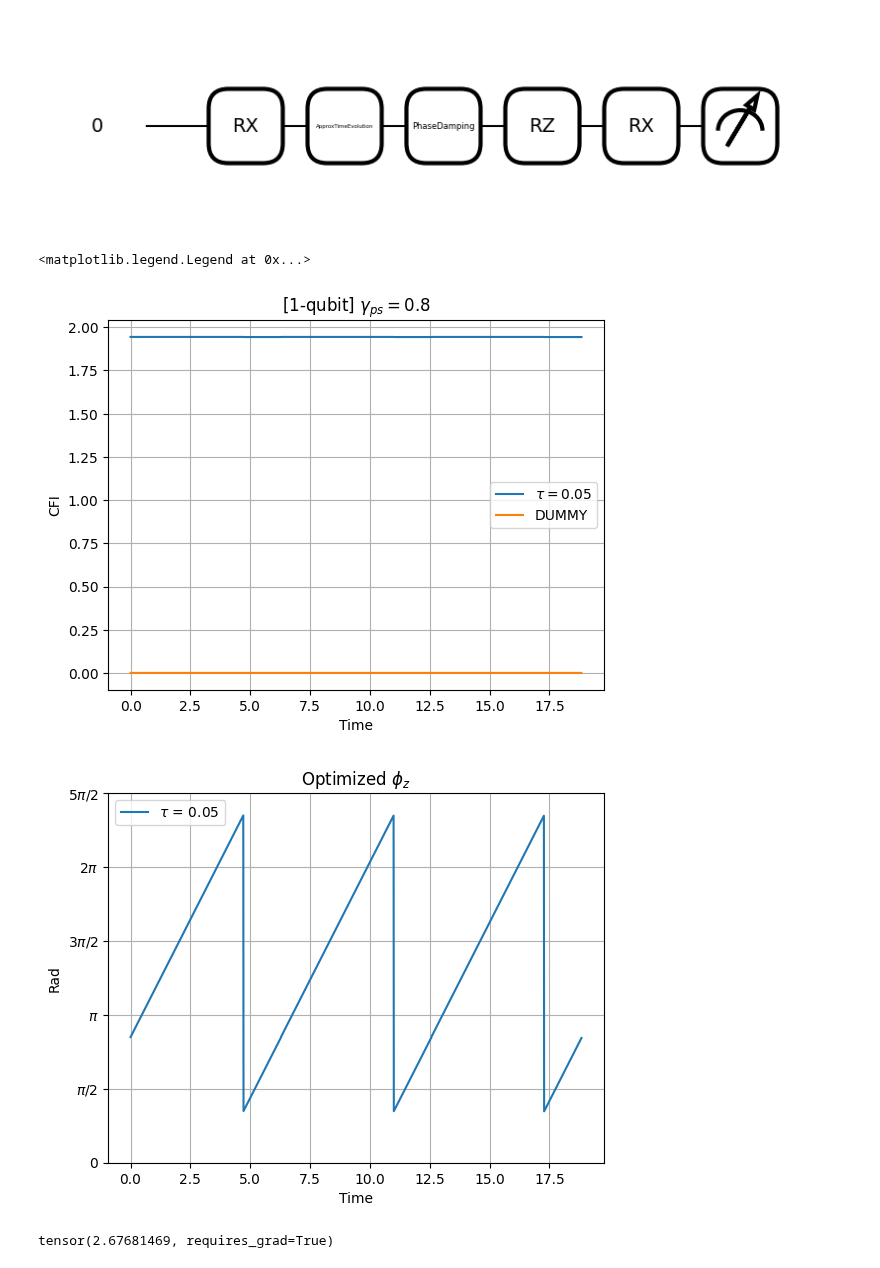
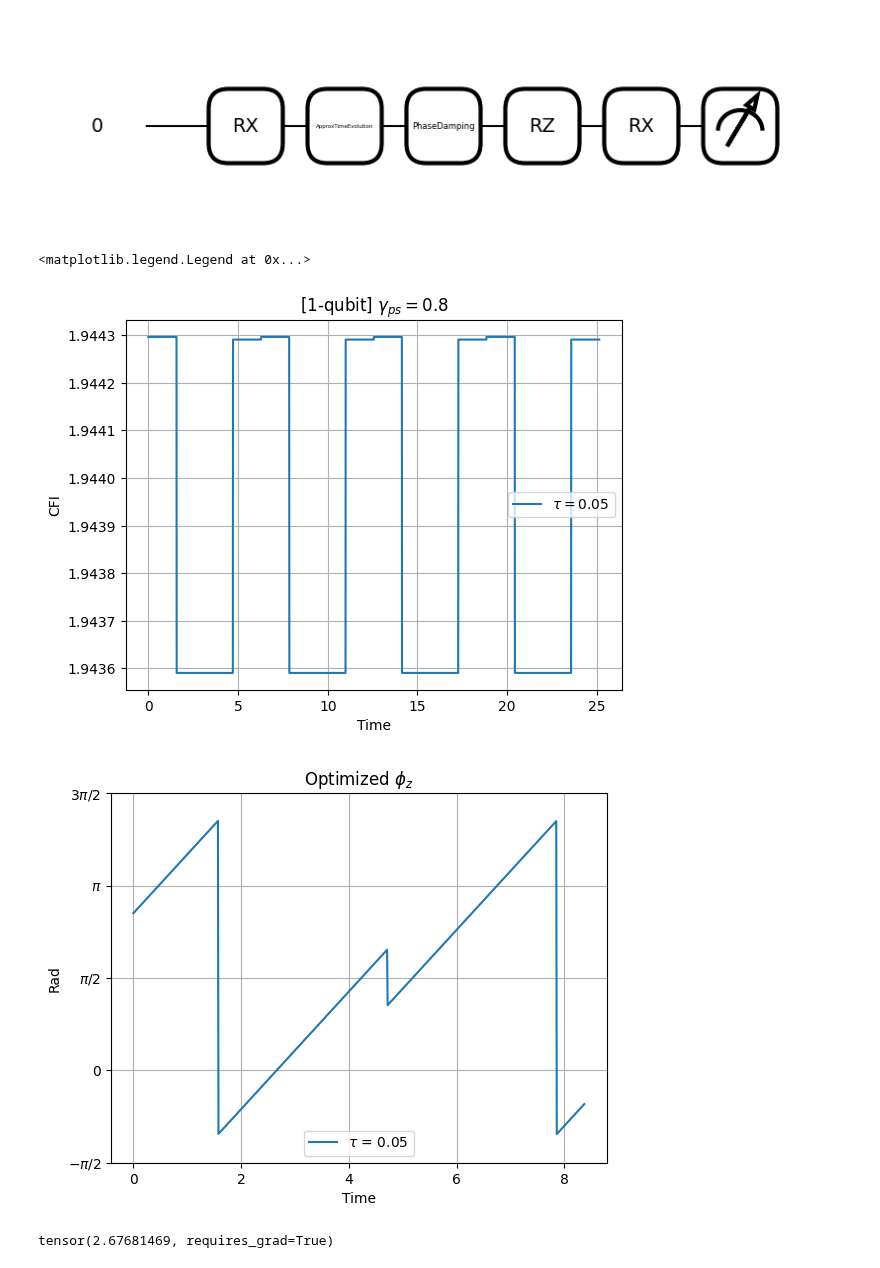
Before and after one commit to iridescent0923/Quantum_Optimization, a Jupyter notebook: Pennylane_Workspace/Metrology/CFI_optimize/Complete/1-qubit/BFGS/saw_tooth/ps=8e-1;tau=5e-2.ipynb, the cells around one changed output. Drawn from its saved outputs; the diff is of its cells as text; code cells hidden in the pictures.

```diff
--- a/Pennylane_Workspace/Metrology/CFI_optimize/Complete/1-qubit/BFGS/saw_tooth/ps=8e-1;tau=5e-2.ipynb
+++ b/Pennylane_Workspace/Metrology/CFI_optimize/Complete/1-qubit/BFGS/saw_tooth/ps=8e-1;tau=5e-2.ipynb
@@ -109,7 +109,7 @@ fig, ax = qml.draw_mpl(circuit)(paras_plot)
 # %% [output]
 [figure]
 # %%
-PHI = np.arange(0, 6*np.pi, 1e-2)
+PHI = np.arange(0, 8*np.pi, 1e-2)
 DATA = np.zeros((4, len(PHI)))
 DATA[0, :] = PHI
 DATA[1, :] = np.pi/2
@@ -117,12 +117,15 @@ DATA[1, :] = np.pi/2
 for phi_idx, phi in enumerate(PHI):
     N = int(phi/(2*np.pi)) * 2*np.pi
     slope = 1
-    preset = 2.67, 1.09
-    if phi <= 1.5707 + np.pi + N:
+    preset = 2.67, -1.09, 1.1
+    if phi <= 1.5707 + N:
         DATA[2, phi_idx] = slope * (phi - N) + preset[0]
 
-    elif 1.5707 + np.pi + N <= phi <= (1.5707 + np.pi)*2 + N:
-        DATA[2, phi_idx] = slope * (phi - (1.5707 + np.pi + N)) + preset[1]
+    elif 1.5707 + N <= phi <= (1.5707 + np.pi) + N:
+        DATA[2, phi_idx] = slope * (phi - (1.5707 + N)) + preset[1]
+
+    elif (1.5707 + np.pi) + N <= phi <= (2*np.pi) + N:
+        DATA[2, phi_idx] = slope * (phi - (1.5707 + np.pi + N)) + preset[2]
 
 
     else:
@@ -143,23 +146,23 @@ plt.grid()
 plt.legend()
 # %% [output]
 <matplotlib.legend.Legend at 0x...>
-[figure, old version]
+[figure, new version]
 # %%
-slice = int(len(PHI) / 1)
+slice = int(len(PHI) / 3)
 
 plt.plot(DATA[0,:slice], DATA[2,:slice], label = f'$\\tau$ = {Tau_global}')
-plt.yticks([ 0, np.pi/2, np.pi, (3*np.pi)/2, 4*np.pi/2, 5*np.pi/2], ['0', '$\pi/2$', '$\pi$', '$3\pi/2$', '$2\pi$', '$5\pi/2$'])
-plt.ylim(0, 5*np.pi/2)
+plt.yticks([-np.pi/2, 0, np.pi/2, np.pi, (3*np.pi)/2, 4*np.pi/2, 5*np.pi/2], ['$-\pi/2$', '0', '$\pi/2$', '$\pi$', '$3\pi/2$', '$2\pi$', '$5\pi/2$'])
+plt.ylim(-np.pi/2, 3*np.pi/2)
 
 plt.title(f'Optimized $\\phi_{{z}}$')
 plt.xlabel('Time')
 plt.ylabel('Rad')
 plt.grid()
 plt.legend()
 
 plt.show()
 # %% [output]
-[figure, old version]
+[figure, new version]
 # %%
 DATA[2, 314*2+1]
 # %% [output]
```
Also changed, not shown: parts of 1 cell of this notebook, 17 other files.
